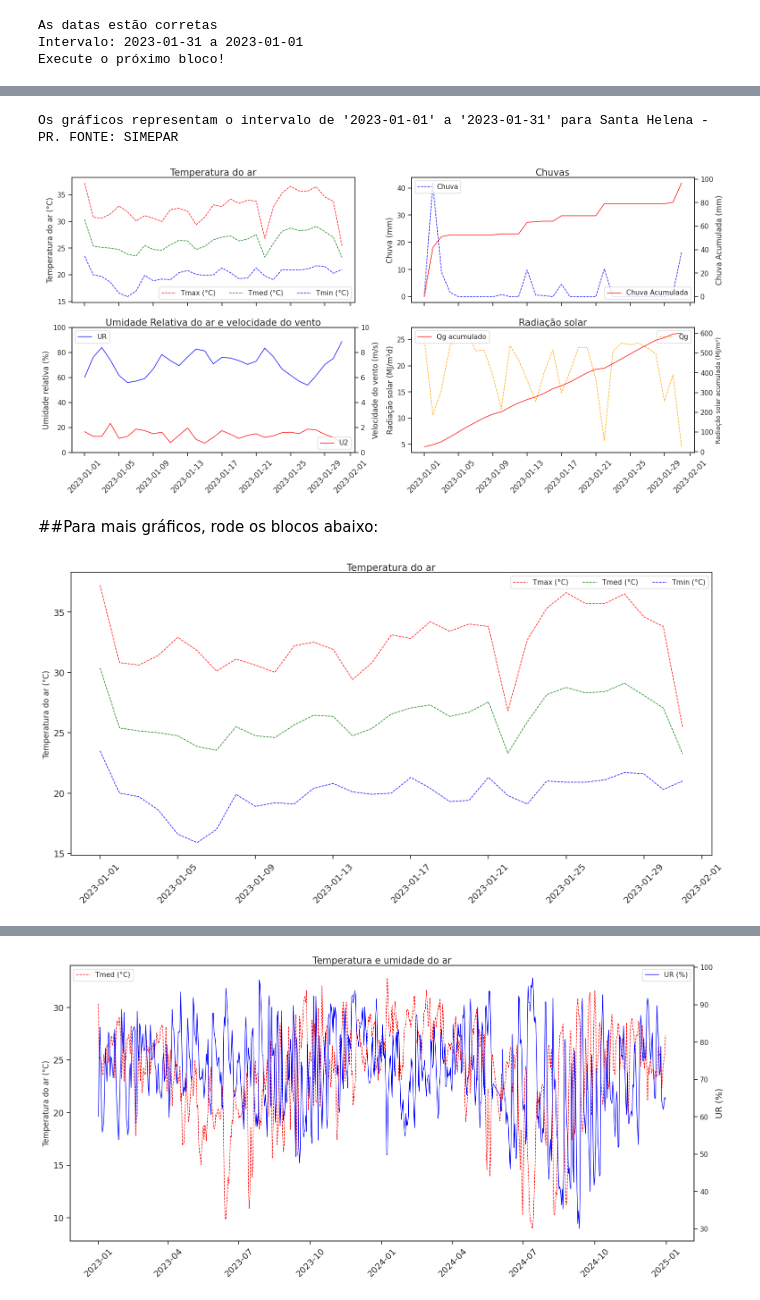
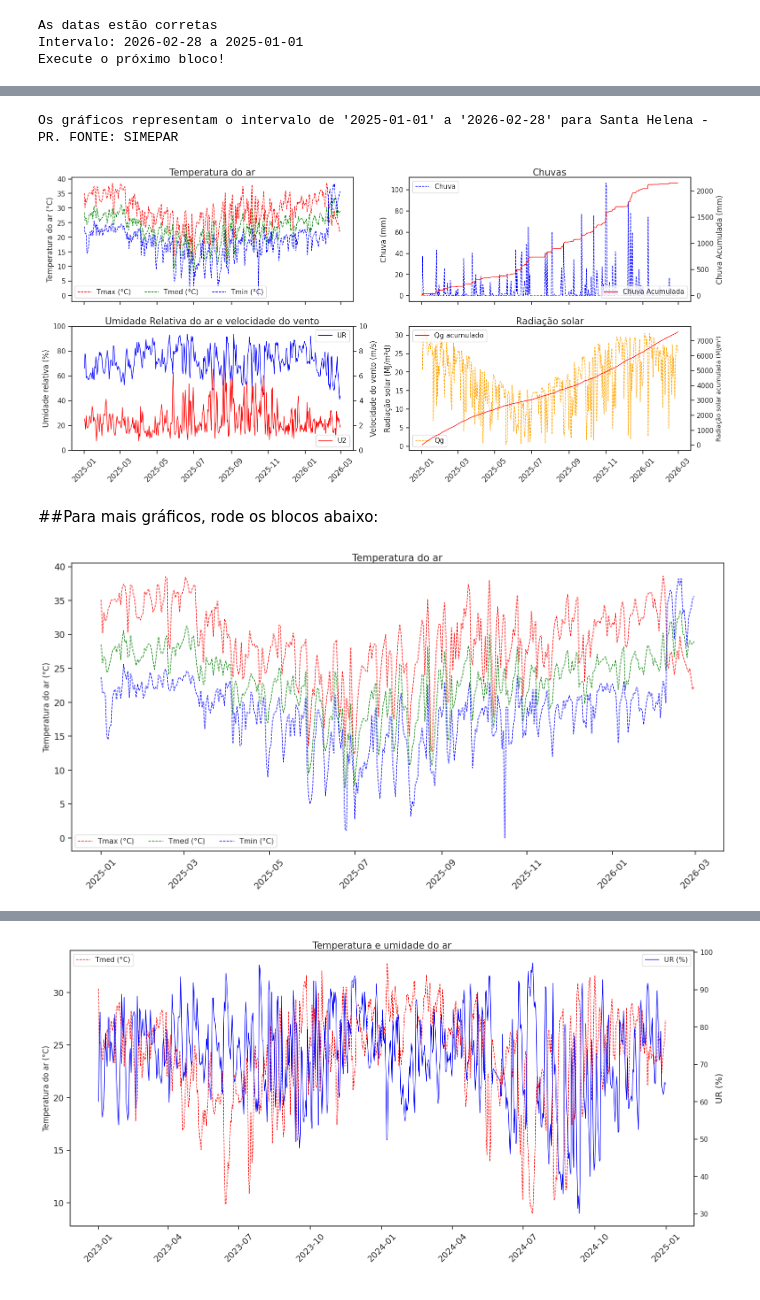
Before and after one commit to fcoliveira-utfpr/agrometeorologia, a Jupyter notebook: GAMBITEC_DADOS_SH.ipynb, the cells around one changed output, grey strips where cells are left out. Saved outputs shown, nothing was run; the diff lists cells and outputs as text; code cells hidden in the pictures.

```diff
--- a/GAMBITEC_DADOS_SH.ipynb
+++ b/GAMBITEC_DADOS_SH.ipynb
@@ -1,9 +1,9 @@
 # %% [markdown]
 <a href="https://colab.research.google.com/github/fcoliveira-utfpr/agrometeorologia/blob/main/GAMBITEC_DADOS_SH.ipynb" target="_parent"><img src="https://colab.research.google.com/assets/colab-badge.svg" alt="Open In Colab"/></a>
 # %%
-# @title Selecione o intervalo de dados { run: "auto", vertical-output: true, form-width: "50%", display-mode: "form" }
-data_inicial = "2023-01-01" # @param {type:"date"}
-data_final = "2023-01-31" # @param {type:"date"}
+# @title Selecione o intervalo de dados {"run":"auto","vertical-output":true,"form-width":"97%","display-mode":"form"}
+data_inicial = "2025-01-01" # @param {type:"date"}
+data_final = "2026-02-28" # @param {type:"date"}
 from datetime import datetime
 def verificar_datas(data_inicial, data_final):
     if data_inicial > data_final:
@@ -16,10 +16,10 @@ def verificar_datas(data_inicial, data_final):
 verificar_datas(data_inicial, data_final)
 # %% [output]
 As datas estão corretas
-Intervalo: 2023-01-31 a 2023-01-01
+Intervalo: 2026-02-28 a 2025-01-01
 Execute o próximo bloco!
 # %%
-# @title Bloco com dados { run: "auto", vertical-output: true, form-width: "97%" }
+# @title Bloco com dados {"run":"auto","vertical-output":true,"form-width":"97%"}
 # @markdown Execute este bloco de códico
 
 import numpy as np  # instalando bibliotecas
@@ -33,6 +33,17 @@ import matplotlib.pyplot as plt
 import seaborn as sns
 %matplotlib inline
 %config inlineBackend.figure_formats = ['svg']
+url1 = "https://raw.githubusercontent.com/fcoliveira-utfpr/agrometeorologia/refs/heads/main/SIMEPAR_dados_diario.csv"
+df1 = pd.read_csv(url1)
+data1 = df1['Data']
+df1 = df1.drop(columns=['Data'])
+df1 = df1.replace({',': '.'}, regex=True)
+df1 = df1.apply(lambda x: pd.to_numeric(x, errors = 'coerce'), axis=1)
+dia1 = []
+for i in data1:
+  a = pd.to_datetime(datetime.strptime(i, '%d/%m/%Y').date())
+  dia1.append(a)
+df1['Data'] = dia1
 url = "https://docs.google.com/spreadsheets/d/e/2PACX-1vQABQ6C2vW_WgMOWICPPwoaUNp34JcThVJiFBgCPh2P7VvDW2PyqnkAEfdUxiesAwz5Hunuzeh5IykV/pub?gid=526963453&single=true&output=csv"
 df = pd.read_csv(url)
 data = df['Data']
@@ -44,7 +55,7 @@ for i in data:
   a = pd.to_datetime(datetime.strptime(i, '%d/%m/%Y').date())
   dia.append(a)
 df['Data'] = dia
-df_dia = df
+df_dia = pd.concat([df, df1])
 # Selecione os dados dentro do intervalo
 df_inter_dia = df_dia.loc[(df_dia['Data'] >= data_inicial) & (df_dia['Data'] <= data_final)]
 df_inter_dia
@@ -70,35 +81,35 @@ ax2.set_ylabel('Chuva Acumulada (mm)', fontsize=12)
 ax2.legend(frameon=True, loc='lower right', ncol = 1)
 axs[1, 0].set_title('Umidade Relativa do ar e velocidade do vento', size = 15, pad = 3)
 ax2 = axs[1, 0].twinx()  # Adicionando o segundo eixo y
 axs[1, 0].plot(x, df_inter_dia['UR (%)'], color = 'blue', linewidth = 1, linestyle = '-', label = 'UR')
 ax2.plot(x, df_inter_dia['Vel. Vento (m/s)'], color='red', linewidth=1, linestyle='-', label='U2')
 axs[1, 0].set_ylabel('Umidade relativa (%)', fontsize = 12)
 axs[1, 0].legend(frameon = True)
 axs[1, 0].set_ylim([0, 100])
 ax2.set_ylim([0, 10])
 ax2.set_ylabel('Velocidade do vento (m/s)', fontsize=12)
 ax2.legend(frameon=True, loc='lower right', ncol = 1)
 axs[1, 1].set_title('Radiação solar', size=15, pad=3)
 ax2 = axs[1, 1].twinx()  # Adicionando o segundo eixo y
 rad_acum = df_inter_dia['Radiação solar (MJ/m²d)'].cumsum()
 axs[1, 1].plot(x, df_inter_dia['Radiação solar (MJ/m²d)'], color='orange', linewidth=1, linestyle='--', label='Qg')
 ax2.plot(x, rad_acum, color='red', linewidth=1, linestyle='-', label='Qg acumulado')
 axs[1, 1].set_ylabel('Radiação solar (MJ/m²d)', fontsize=12)
 axs[1, 1].legend(frameon=True)
 ax2.legend(frameon=True)  # Adicionando legenda para o segundo eixo
 ax2.set_ylabel('Radiação solar acumulada (MJ/m²)', fontsize=10)
 axs[1, 0].tick_params(axis ='x', which = 'major', labelsize = 12, rotation = 45)
 axs[1, 1].tick_params(axis ='x', which = 'major', labelsize = 12, rotation = 45)
 from google.colab import files
 df_inter_dia.to_excel('dados.xlsx')
 files.download('dados.xlsx')
 frase = f"Os gráficos representam o intervalo de '{data_inicial}' a '{data_final}' para Santa Helena - PR. FONTE: SIMEPAR"
 print(frase)
 # %% [output]
 [interactive output not drawn]
 [interactive output not drawn]
-Os gráficos representam o intervalo de '2023-01-01' a '2023-01-31' para Santa Helena - PR. FONTE: SIMEPAR
+Os gráficos representam o intervalo de '2025-01-01' a '2026-02-28' para Santa Helena - PR. FONTE: SIMEPAR
-[figure, old version]
+[figure, new version]
 # %% [markdown]
 ##Para mais gráficos, rode os blocos abaixo:
 # %%
@@ -116,7 +127,7 @@ axs.legend(frameon = True, ncol = 3)
 axs.tick_params(axis ='x', which = 'major', labelsize = 14, rotation = 45)
 axs.tick_params(axis ='y', which = 'major', labelsize = 14, rotation = 0)
 # %% [output]
-[figure, old version]
+[figure, new version]
 # %%
 # @title Chuvas {"run":"auto","vertical-output":true,"form-width":"97%"}
 sns.set()
```
Also changed, not shown: parts of 2 cells of this notebook.
